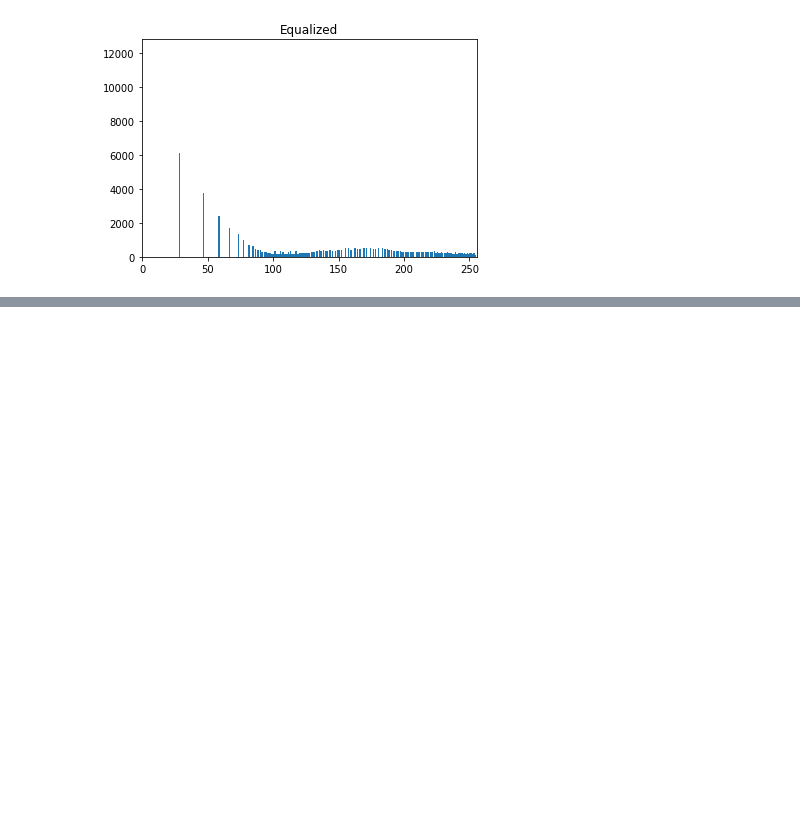
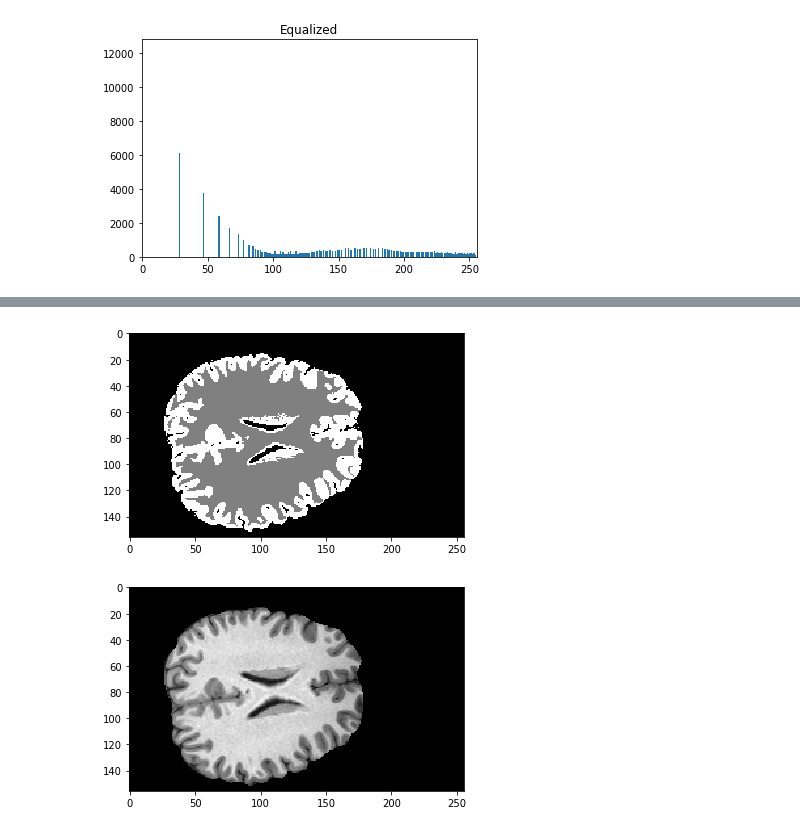
Before and after one commit to nathan-14200/wsbim2243, a Jupyter notebook: wsbim2243 - notebook.ipynb, the cells around one changed output, grey strips where cells are left out. Cells and saved outputs as stored; diff of their text form; code cells hidden in the pictures; blank space fills up the shorter version.

```diff
--- a/wsbim2243 - notebook.ipynb
+++ b/wsbim2243 - notebook.ipynb
@@ -203,0 +213,9 @@ plt.show()
+# %%
+plt.imshow(final, cmap='gray')
+plt.show()
+
+plt.imshow(image, cmap='gray')
+plt.show()
+# %% [output]
+[figure, added]
+[figure, added]
```
Also changed, not shown: parts of 11 cells of this notebook.
